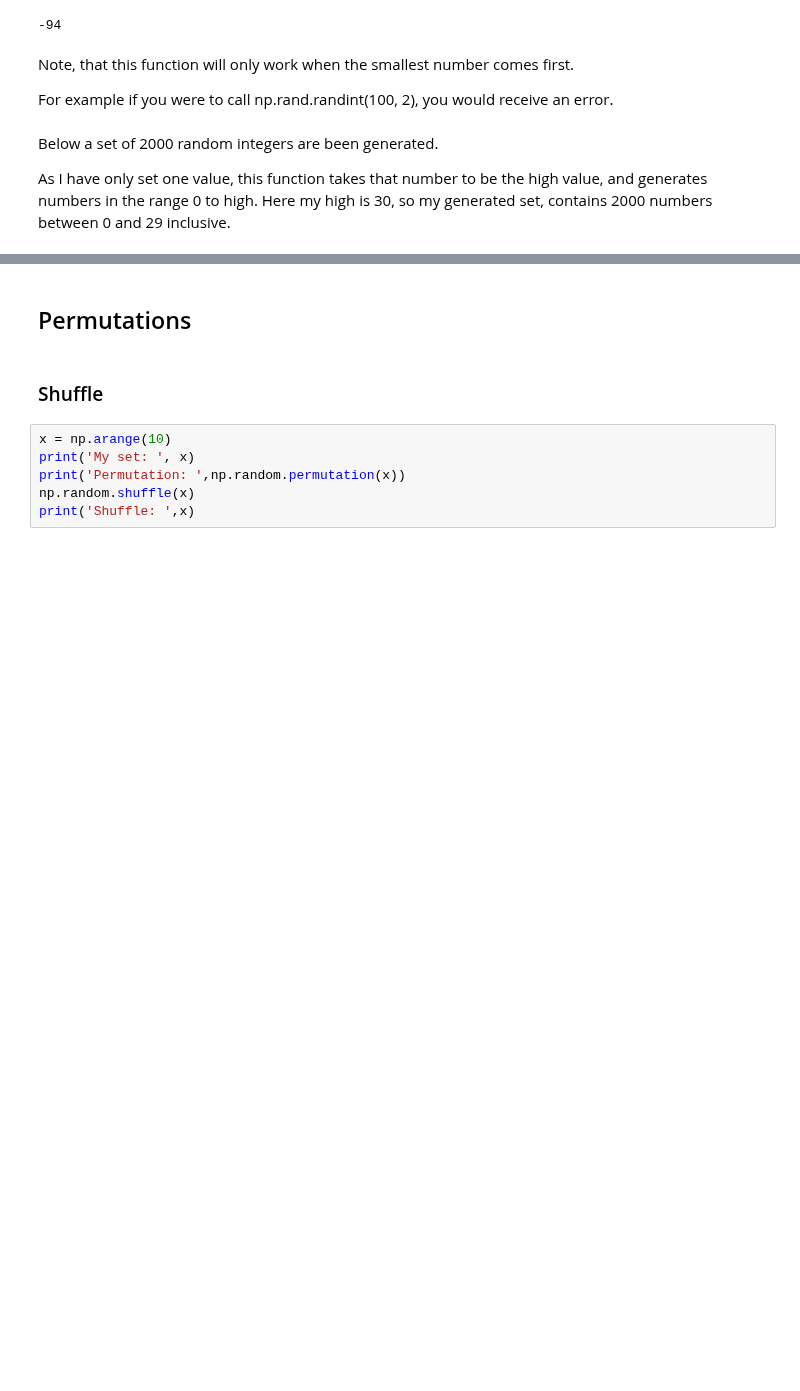
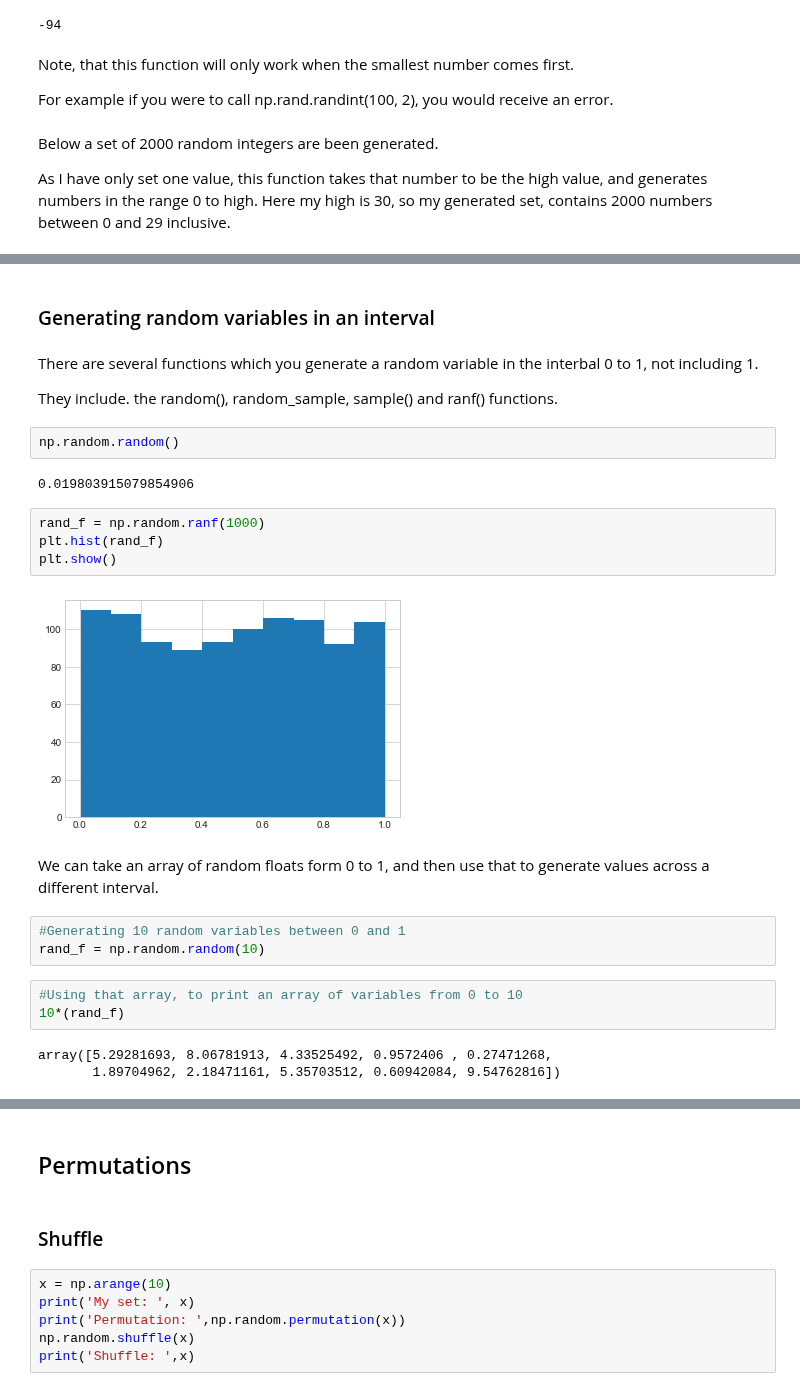
Before and after one commit to MarionMcG/numpy.random, a Jupyter notebook: numpy-random.ipynb, the cells around one changed output, grey strips where cells are left out. Drawn from its saved outputs; the diff is of its cells as text; blank space fills up the shorter version.

Commit message:
Random variables in an interval

```diff
--- a/numpy-random.ipynb
+++ b/numpy-random.ipynb
@@ -116,0 +117,27 @@ plt.show()
+# %% [markdown]
+### Generating random variables in an interval
+# %% [markdown]
+There are several functions which you generate a random variable in the interbal 0 to 1, not including 1.
+
+They include. the random(), random_sample, sample() and ranf() functions.
+# %%
+np.random.random()
+# %% [output]
+0.019803915079854906
+# %%
+rand_f = np.random.ranf(1000)
+plt.hist(rand_f)
+plt.show()
+# %% [output]
+[figure, added]
+# %% [markdown]
+We can take an array of random floats form 0 to 1, and then use that to generate values across a different interval.
+# %%
+#Generating 10 random variables between 0 and 1
+rand_f = np.random.random(10)
+# %%
+#Using that array, to print an array of variables from 0 to 10
+10*(rand_f)
+# %% [output]
+array([5.29281693, 8.06781913, 4.33525492, 0.9572406 , 0.27471268,
+       1.89704962, 2.18471161, 5.35703512, 0.60942084, 9.54762816])
```
Also changed, not shown: parts of 3 cells of this notebook.
